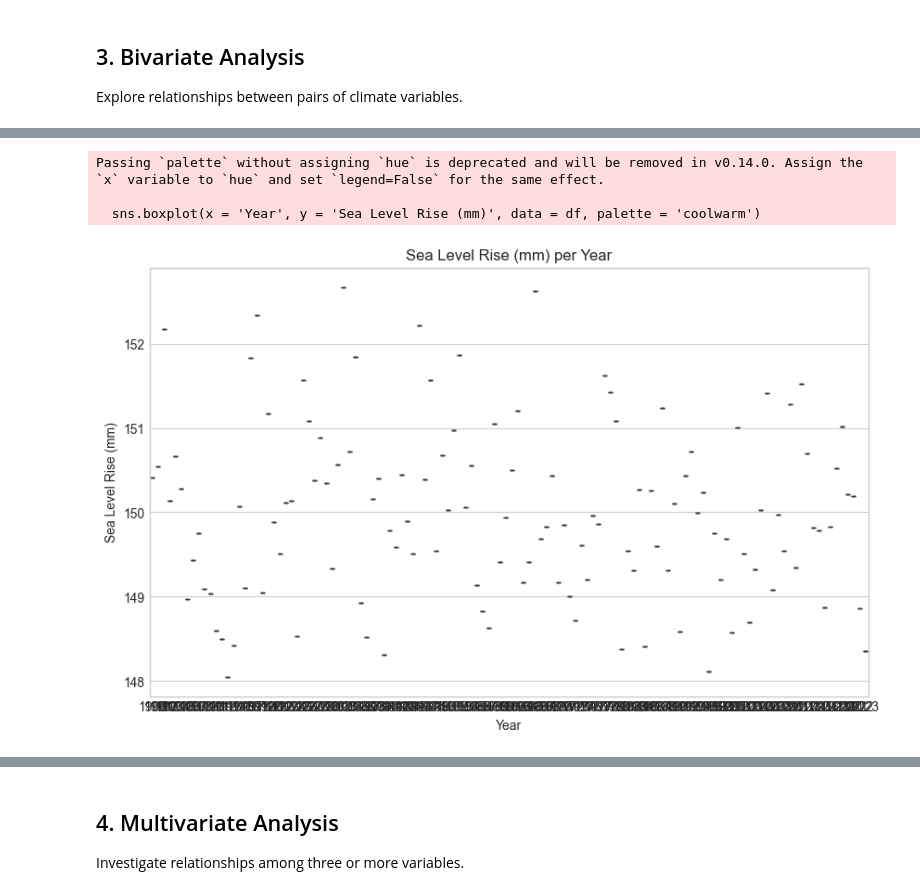
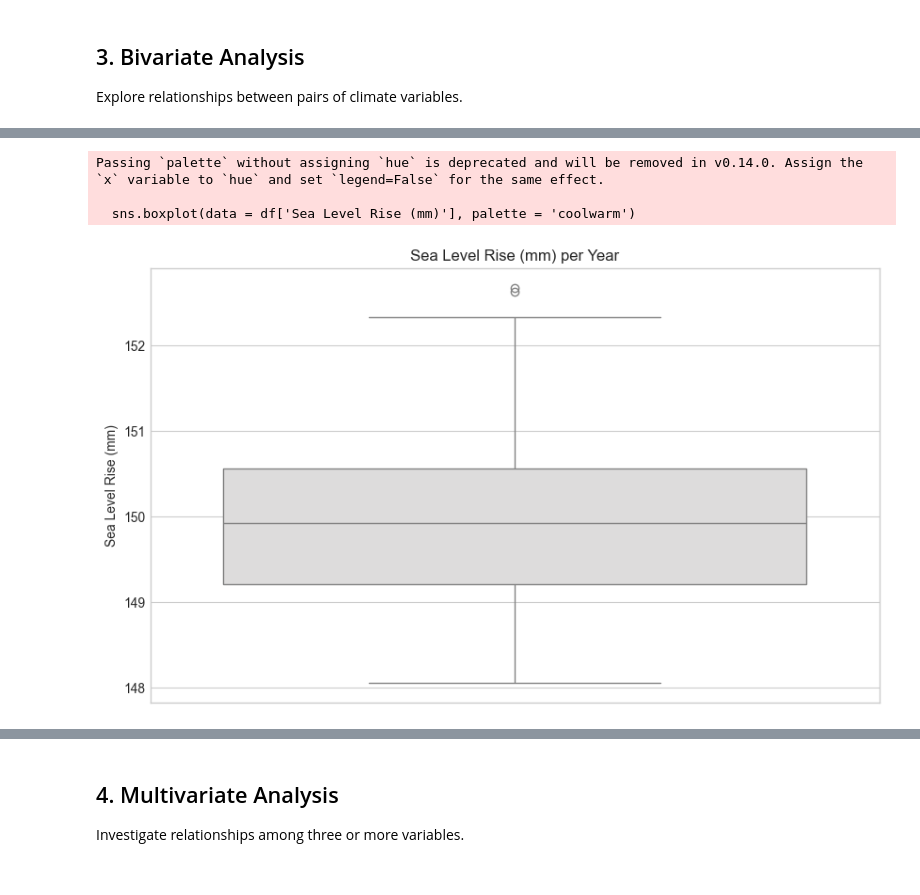
Before and after one commit to Omdena-NIC-Nepal/complete-eda-assignment-group-g-golden, a Jupyter notebook: climate_eda.ipynb, the cells around one changed output, grey strips where cells are left out. Saved outputs shown, nothing was run; the diff lists cells and outputs as text; code cells hidden in the pictures.

```diff
--- a/climate_eda.ipynb
+++ b/climate_eda.ipynb
@@ -226,12 +226,12 @@ Passing `palette` without assigning `hue` is deprecated and will be removed in v
 # %%
 plt.figure(figsize = (10, 6))
-sns.boxplot(x = 'Year', y = 'Sea Level Rise (mm)', data = df, palette = 'coolwarm')
+sns.boxplot(data = df['Sea Level Rise (mm)'], palette = 'coolwarm')
 plt.title("Sea Level Rise (mm) per Year")
 plt.show()
 # %% [output]
 Passing `palette` without assigning `hue` is deprecated and will be removed in v0.14.0. Assign the `x` variable to `hue` and set `legend=False` for the same effect.
 
-  sns.boxplot(x = 'Year', y = 'Sea Level Rise (mm)', data = df, palette = 'coolwarm')
+  sns.boxplot(data = df['Sea Level Rise (mm)'], palette = 'coolwarm')
-[figure, old version]
+[figure, new version]
 # %%
 plt.figure(figsize = (10, 6))
```
Also changed, not shown: parts of 3 cells of this notebook.
